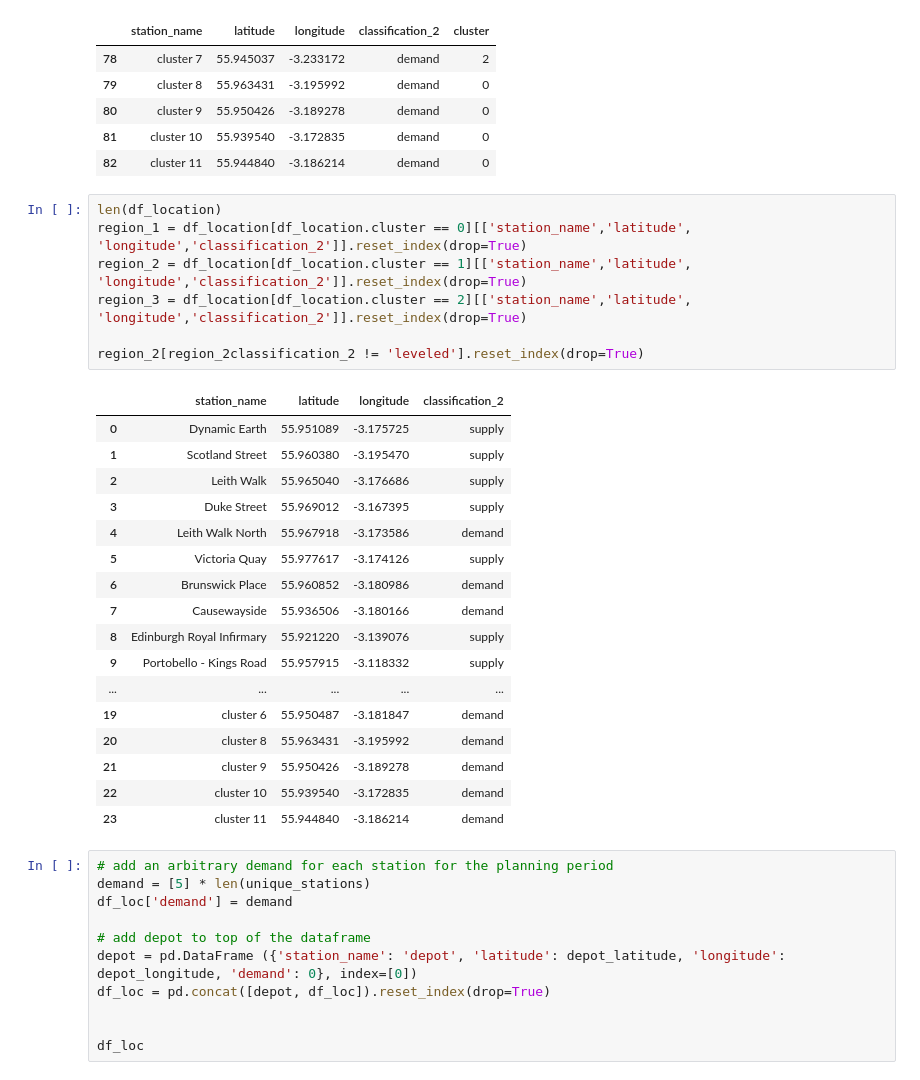
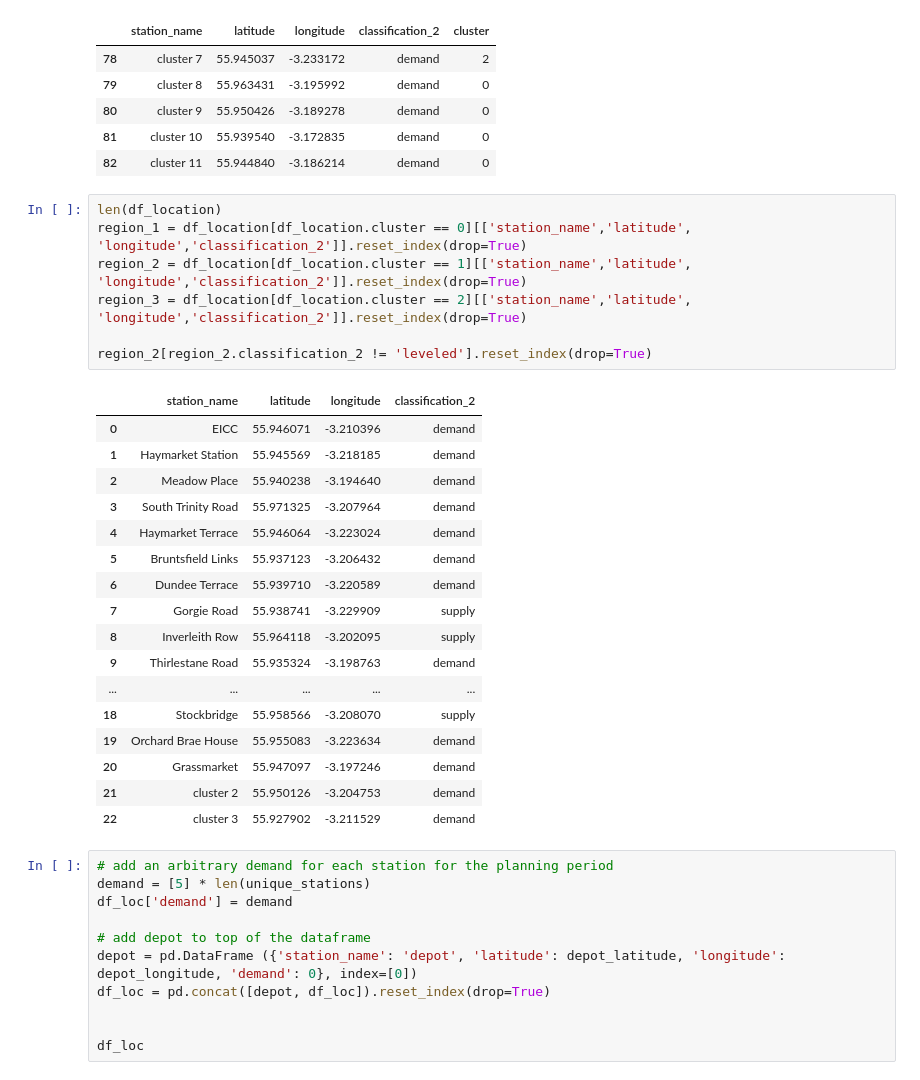
Before and after one commit to NikolasHe/MMCS_Project, a Jupyter notebook: optimization model.ipynb, the cells around one changed output. Saved outputs shown, nothing was run; the diff lists cells and outputs as text.

```diff
--- a/optimization model.ipynb
+++ b/optimization model.ipynb
@@ -42,28 +42,28 @@ df_location.tail()
 # %%
 len(df_location)
 region_1 = df_location[df_location.cluster == 0][['station_name','latitude', 'longitude','classification_2']].reset_index(drop=True)
 region_2 = df_location[df_location.cluster == 1][['station_name','latitude', 'longitude','classification_2']].reset_index(drop=True)
 region_3 = df_location[df_location.cluster == 2][['station_name','latitude', 'longitude','classification_2']].reset_index(drop=True)
 
-region_2[region_2classification_2 != 'leveled'].reset_index(drop=True)
+region_2[region_2.classification_2 != 'leveled'].reset_index(drop=True)
 # %% [output]
 |  | station_name | latitude | longitude | classification_2 |
-| 0 | Dynamic Earth | 55.951089 | -3.175725 | supply |
-| 1 | Scotland Street | 55.960380 | -3.195470 | supply |
-| 2 | Leith Walk | 55.965040 | -3.176686 | supply |
-| 3 | Duke Street | 55.969012 | -3.167395 | supply |
-| 4 | Leith Walk North | 55.967918 | -3.173586 | demand |
-| 5 | Victoria Quay | 55.977617 | -3.174126 | supply |
-| 6 | Brunswick Place | 55.960852 | -3.180986 | demand |
-| 7 | Causewayside | 55.936506 | -3.180166 | demand |
-| 8 | Edinburgh Royal Infirmary | 55.921220 | -3.139076 | supply |
-| 9 | Portobello - Kings Road | 55.957915 | -3.118332 | supply |
+| 0 | EICC | 55.946071 | -3.210396 | demand |
+| 1 | Haymarket Station | 55.945569 | -3.218185 | demand |
+| 2 | Meadow Place | 55.940238 | -3.194640 | demand |
+| 3 | South Trinity Road | 55.971325 | -3.207964 | demand |
+| 4 | Haymarket Terrace | 55.946064 | -3.223024 | demand |
+| 5 | Bruntsfield Links | 55.937123 | -3.206432 | demand |
+| 6 | Dundee Terrace | 55.939710 | -3.220589 | demand |
+| 7 | Gorgie Road | 55.938741 | -3.229909 | supply |
+| 8 | Inverleith Row | 55.964118 | -3.202095 | supply |
+| 9 | Thirlestane Road | 55.935324 | -3.198763 | demand |
 | ... | ... | ... | ... | ... |
-| 19 | cluster 6 | 55.950487 | -3.181847 | demand |
-| 20 | cluster 8 | 55.963431 | -3.195992 | demand |
-| 21 | cluster 9 | 55.950426 | -3.189278 | demand |
-| 22 | cluster 10 | 55.939540 | -3.172835 | demand |
-| 23 | cluster 11 | 55.944840 | -3.186214 | demand |
+| 18 | Stockbridge | 55.958566 | -3.208070 | supply |
+| 19 | Orchard Brae House | 55.955083 | -3.223634 | demand |
+| 20 | Grassmarket | 55.947097 | -3.197246 | demand |
+| 21 | cluster 2 | 55.950126 | -3.204753 | demand |
+| 22 | cluster 3 | 55.927902 | -3.211529 | demand |
 # %%
 # add an arbitrary demand for each station for the planning period
 demand = [5] * len(unique_stations)
```
